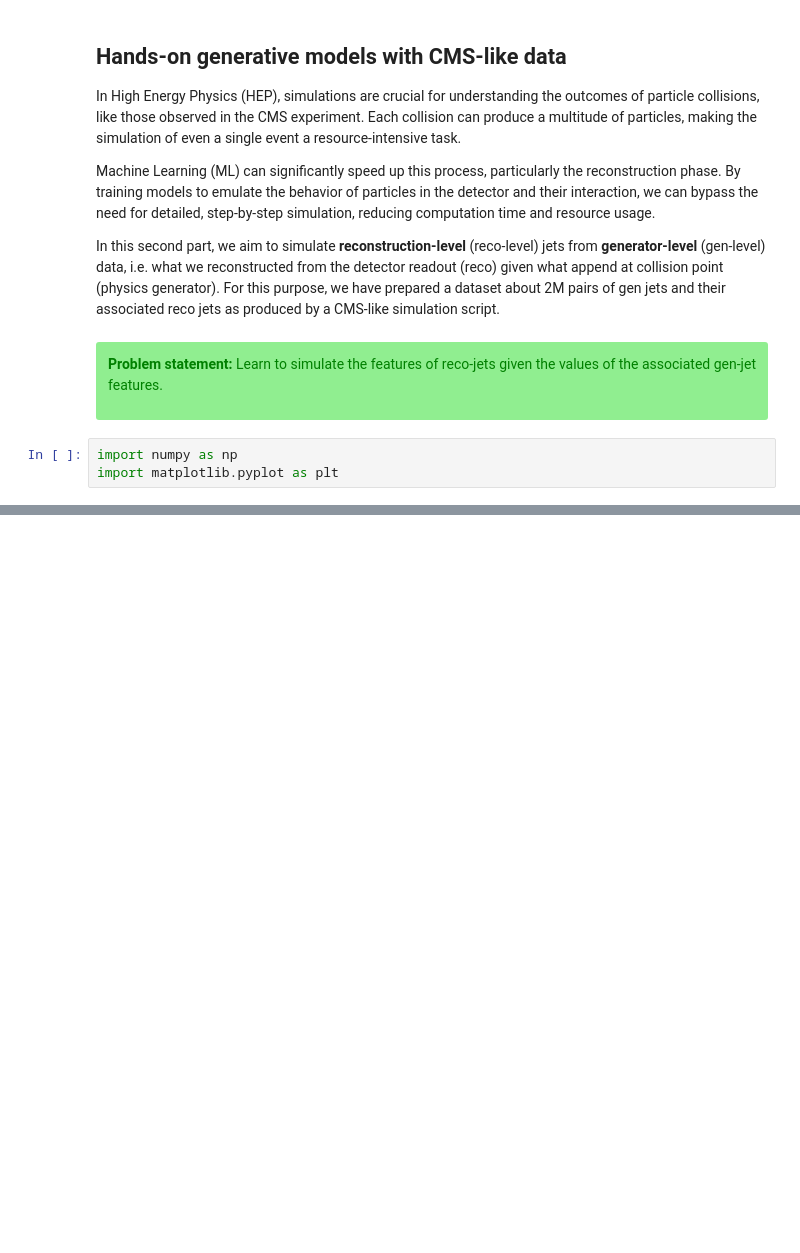
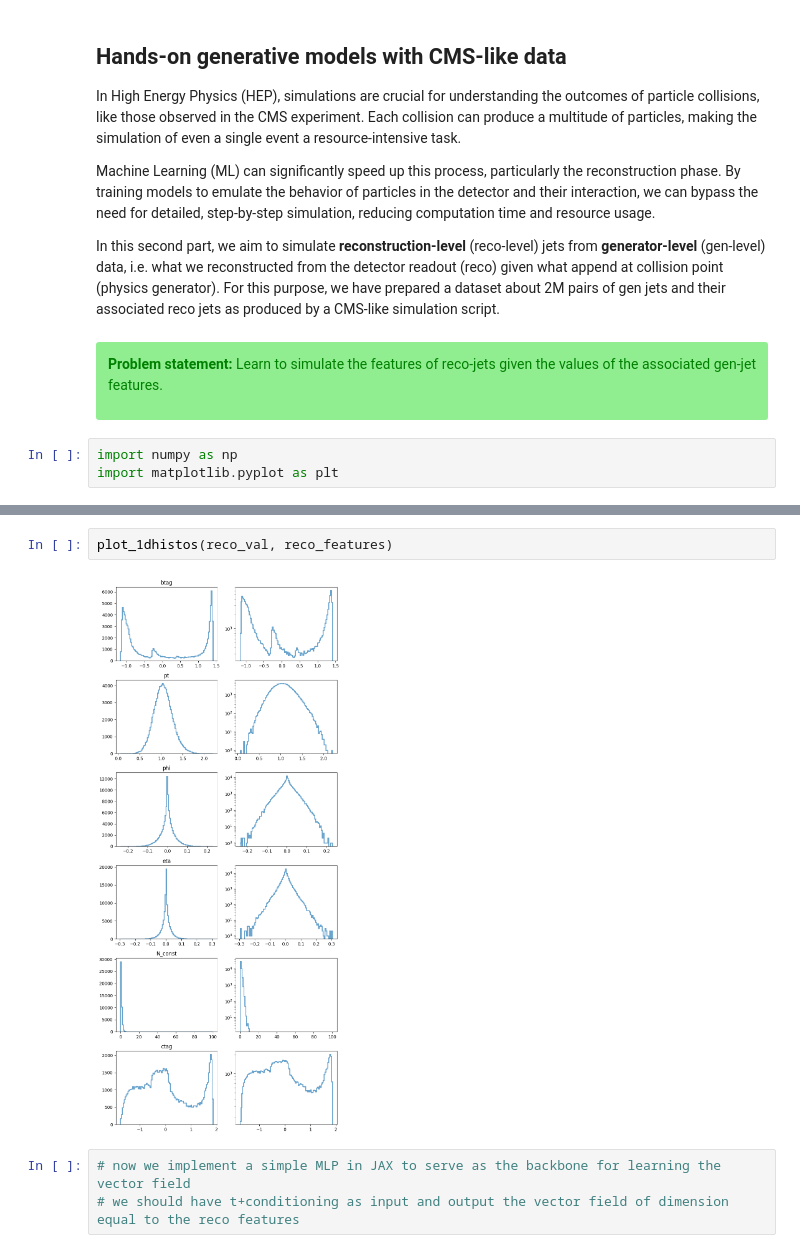
Before and after one commit to francesco-vaselli/flow_matching_introduction, a Jupyter notebook: exercises.ipynb, the cells around one changed output, grey strips where cells are left out. Drawn from its saved outputs; the diff is of its cells as text; blank space fills up the shorter version.

```diff
--- a/exercises.ipynb
+++ b/exercises.ipynb
@@ -362,0 +512,7 @@ import matplotlib.pyplot as plt
+# %%
+plot_1dhistos(reco_val, reco_features)
+# %% [output]
+[figure, added]
+# %%
+# now we implement a simple MLP in JAX to serve as the backbone for learning the vector field
+# we should have t+conditioning as input and output the vector field of dimension equal to the reco features
```
Also changed, not shown: parts of 19 cells of this notebook, 1 other file.
